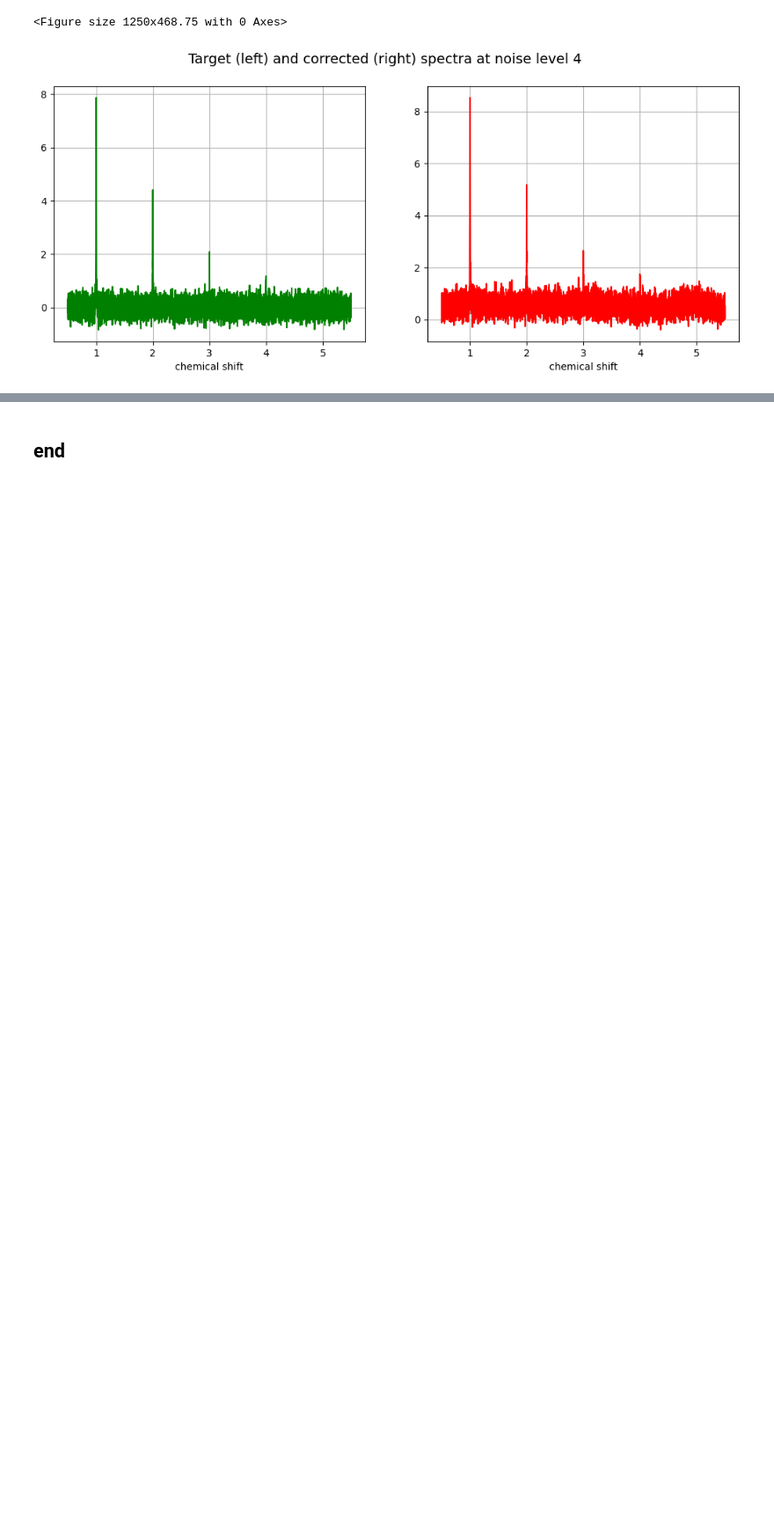
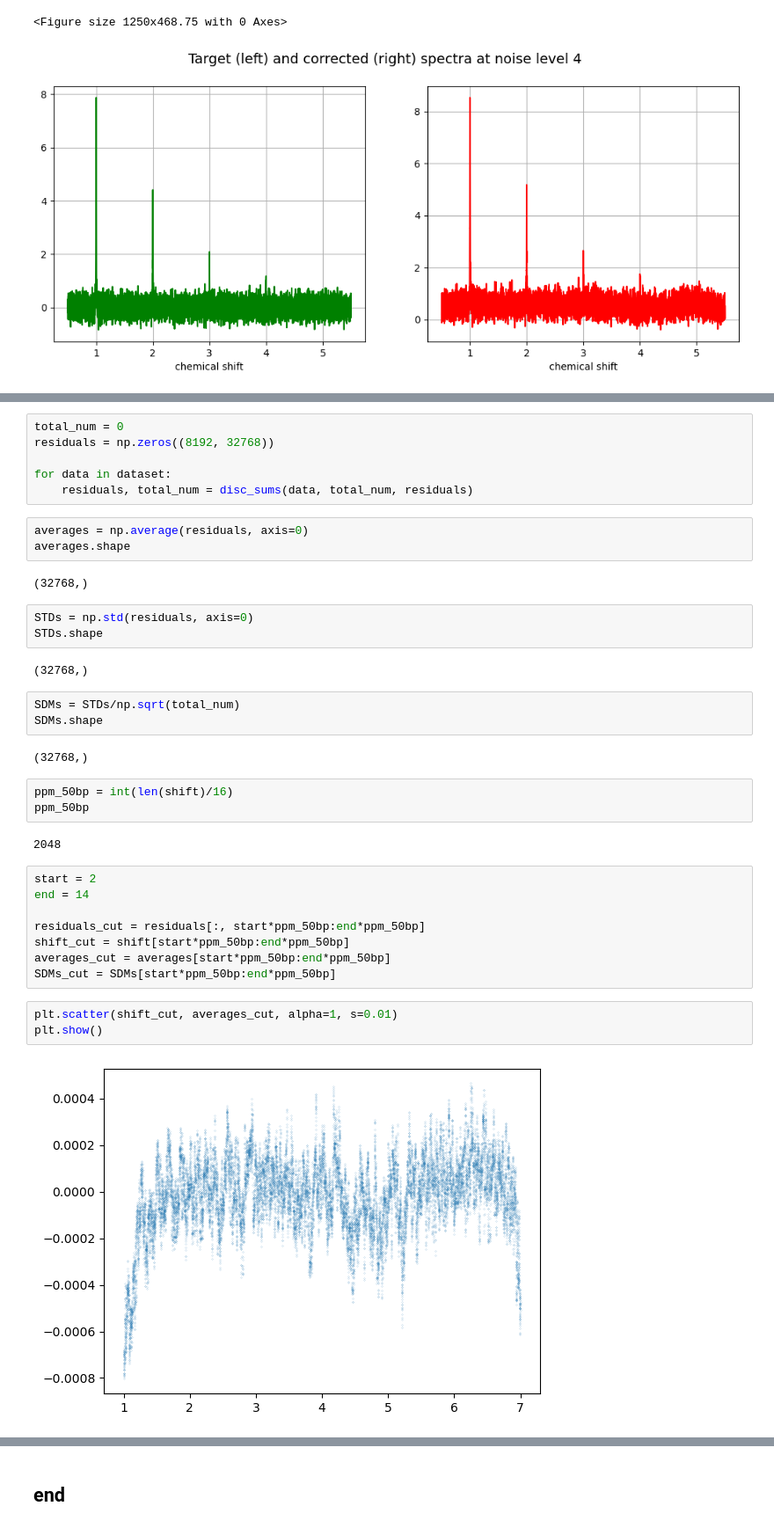
Before and after one commit to sejin8642/projnmr, a Jupyter notebook: scripts/prototyping.ipynb, the cells around one changed output, grey strips where cells are left out. Shown at 88% size. Cells and saved outputs as stored; diff of their text form; blank space fills up the shorter version.

Commit message:
baseline only residual plot is generated in order to compare to nmrglue method

```diff
--- a/scripts/prototyping.ipynb
+++ b/scripts/prototyping.ipynb
@@ -2644,0 +2668,39 @@ plt.show()
+# %%
+total_num = 0
+residuals = np.zeros((8192, 32768))
+
+for data in dataset:
+    residuals, total_num = disc_sums(data, total_num, residuals)
+# %%
+averages = np.average(residuals, axis=0)
+averages.shape
+# %% [output]
+(32768,)
+# %%
+STDs = np.std(residuals, axis=0)
+STDs.shape
+# %% [output]
+(32768,)
+# %%
+SDMs = STDs/np.sqrt(total_num)
+SDMs.shape
+# %% [output]
+(32768,)
+# %%
+ppm_50bp = int(len(shift)/16)
+ppm_50bp
+# %% [output]
+2048
+# %%
+start = 2
+end = 14
+
+residuals_cut = residuals[:, start*ppm_50bp:end*ppm_50bp]
+shift_cut = shift[start*ppm_50bp:end*ppm_50bp]
+averages_cut = averages[start*ppm_50bp:end*ppm_50bp]
+SDMs_cut = SDMs[start*ppm_50bp:end*ppm_50bp]
+# %%
+plt.scatter(shift_cut, averages_cut, alpha=1, s=0.01)
+plt.show()
+# %% [output]
+[figure, added]
```
Also changed, not shown: parts of 7 cells of this notebook.
